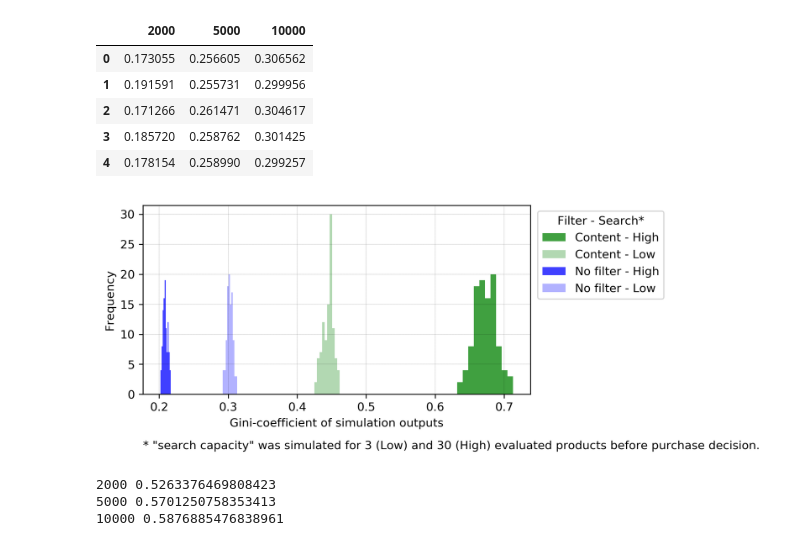
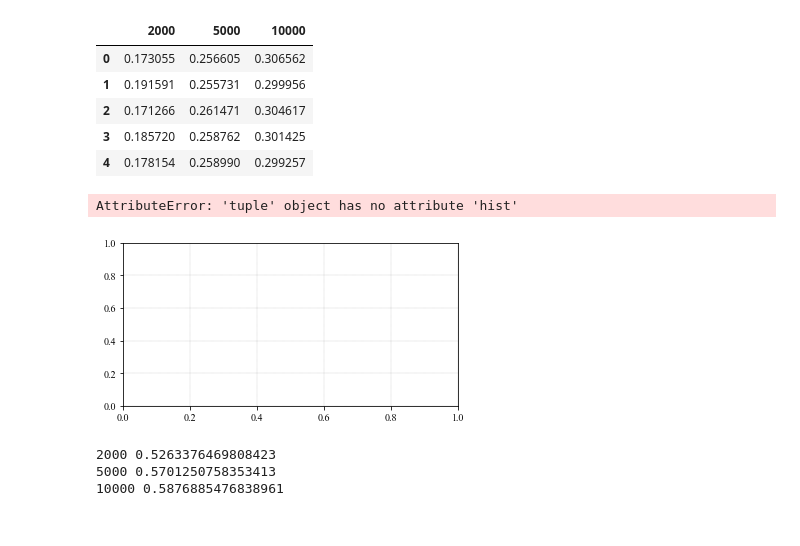
Before and after one commit to Andrelhu/Diversity-on-RecSys, a Jupyter notebook: SimResults/Statistical Tests for Simulation Results.ipynb, the cells around one changed output. Cells and saved outputs as stored; diff of their text form; code cells hidden in the pictures.

```diff
--- a/SimResults/Statistical Tests for Simulation Results.ipynb
+++ b/SimResults/Statistical Tests for Simulation Results.ipynb
@@ -239,23 +239,27 @@ test_df.head()
 none_c30 = df[df['u_size']==10000].v_gini
 # %%
 bb = 10
-plt.figure(num=None, figsize=(6, 3), dpi=300, facecolor='w', edgecolor='k')
+import matplotlib
+matplotlib.rcParams['font.family'] = "Times New Roman"
+
+ax = plt.subplots(figsize=(6, 3))
 plt.grid(color='black', linestyle='--', linewidth=0.1)
-plt.hist(cognitive_c3,label='Content - High',alpha=0.75,color='g',bins=bb)
-plt.hist(cognitive_c30,label='Content - Low',alpha=0.3,color='g',bins=bb)
-plt.hist(none_c3,label='No filter - High',alpha=0.75,color='b',bins=bb)
-plt.hist(none_c30,label='No filter - Low',alpha=0.3,color='b',bins=bb)
+ax.hist(cognitive_c3,label='Content - High',alpha=0.75,color='g',bins=bb)
+ax.hist(cognitive_c30,label='Content - Low',alpha=0.3,color='g',bins=bb)
+ax.hist(none_c3,label='No filter - High',alpha=0.75,color='b',bins=bb)
+ax.hist(none_c30,label='No filter - Low',alpha=0.3,color='b',bins=bb)
 #plt.title('Gini-coefficient distributions by filter use and search capacity.')
-plt.legend(loc=1,bbox_to_anchor=(1.359, 1),title='Filter - Search*')
-plt.ylabel('Frequency')
-plt.xlabel('Gini-coefficient of simulation outputs')
-plt.annotate('* "search capacity" was simulated for 3 (Low) and 30 (High) evaluated products before purchase decision.', (0,0), (0, -40), xycoords='axes fraction', textcoords='offset points', va='top')
-plt.savefig('Effects on Gini (Early results)', dpi=300, facecolor='w', edgecolor='w',
+ax.legend(loc=1,bbox_to_anchor=(1.359, 1),title='Filter - Search*')
+ax.ylabel('Frequency')
+ax.xlabel('Gini-coefficient values from simulated markets')
+#plt.annotate('* "search capacity" was simulated for 3 (Low) and 30 (High) evaluated products before purchase decision.', (0,0), (0, -40), xycoords='axes fraction', textcoords='offset points', va='top')
+ax.savefig('Effects on Gini (Early results)', dpi=300, facecolor='w', edgecolor='w',
         orientation='portrait', papertype=None, format=None,
         transparent=False, bbox_inches='tight')
 plt.show()
 # %% [output]
+AttributeError: 'tuple' object has no attribute 'hist'
-[figure, old version]
+[figure, new version]
 # %%
 save_list = []
 for s in sizes:
```
Also changed, not shown: 1 other file.
